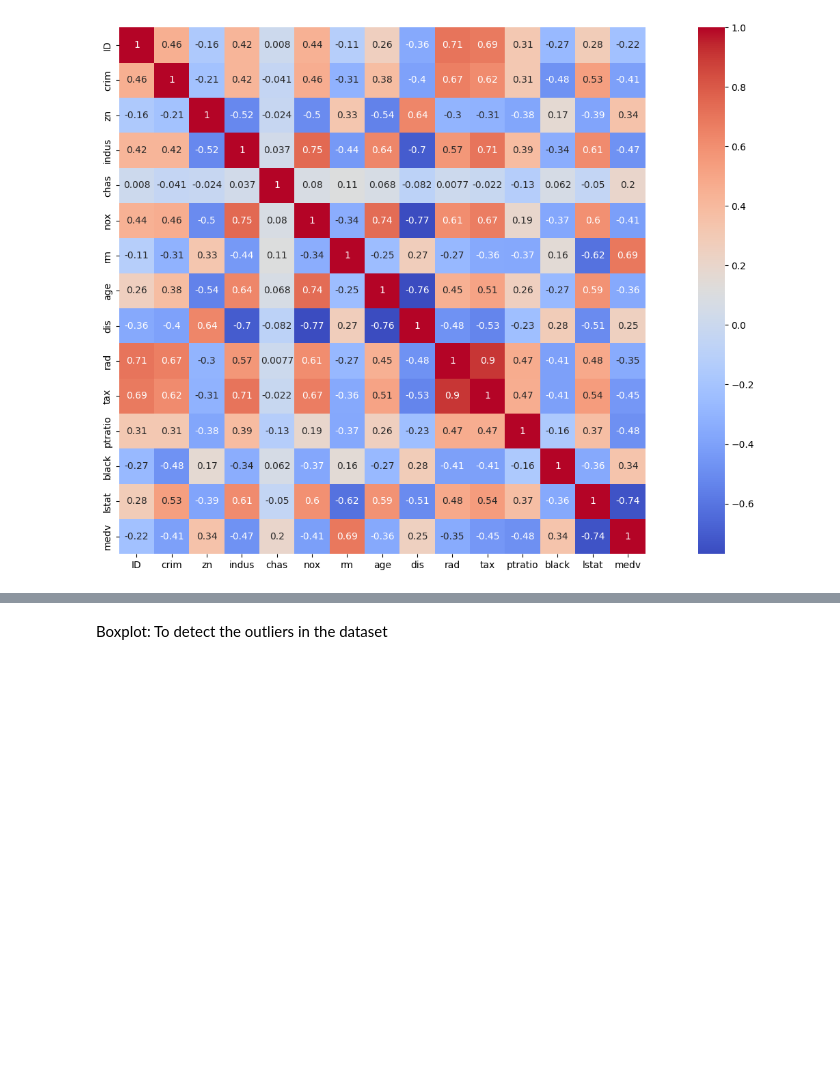
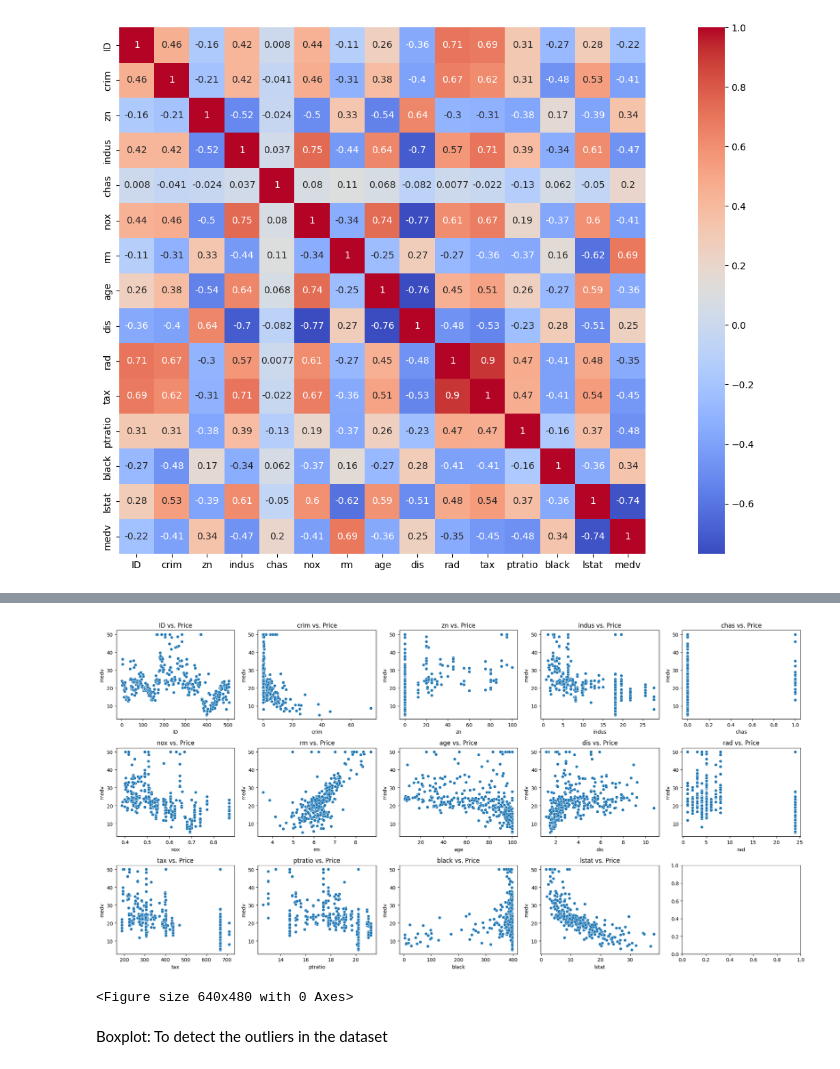
Before and after one commit to Rishika332002/Boston-House-Price-Prediction, a Jupyter notebook: BostonHouse.ipynb, the cells around one changed output, grey strips where cells are left out. Drawn from its saved outputs; the diff is of its cells as text; code cells hidden in the pictures; blank space fills up the shorter version.

```diff
--- a/BostonHouse.ipynb
+++ b/BostonHouse.ipynb
@@ -112,3 +137,22 @@ sns.pairplot(house_price_df)
+# %%
+# Scatter plot between all the features and target variable(medv)
+independent_vars = ['ID', 'crim', 'zn', 'indus', 'chas', 'nox', 'rm', 'age', 'dis', 'rad',
+       'tax', 'ptratio', 'black', 'lstat']
+
+fig, axes = plt.subplots(nrows=3, ncols=5, figsize=(20, 10)) # increased the figure size and changed the arrangement of subplots
+
+axes = axes.flatten() # flatten the axes array for easier indexing
+
+for i, var in enumerate(independent_vars):
+    sns.scatterplot(x=var, y='medv', data=house_price_df, ax=axes[i]) # use flattened array for indexing
+    axes[i].set_title(f'{var} vs. Price')
+
+plt.tight_layout()
+plt.show()
+plt.savefig("scatterplot.jpg")
+# %% [output]
+[figure, added]
+<Figure size 640x480 with 0 Axes>
 # %% [markdown]
 Boxplot: To detect the outliers in the dataset
 # %%
```
Also changed, not shown: parts of 4 cells of this notebook.
